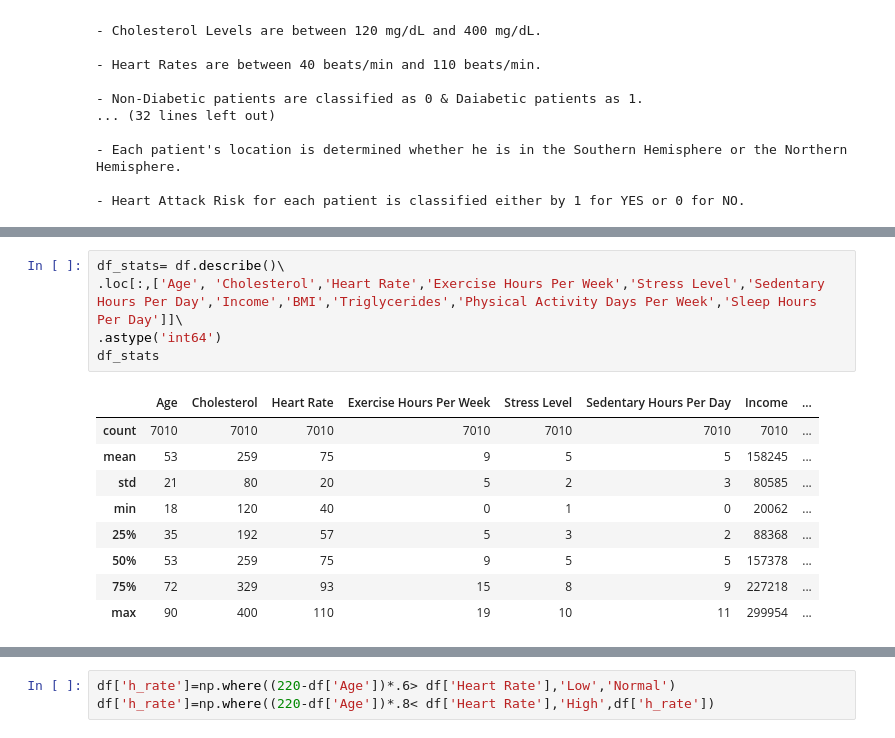
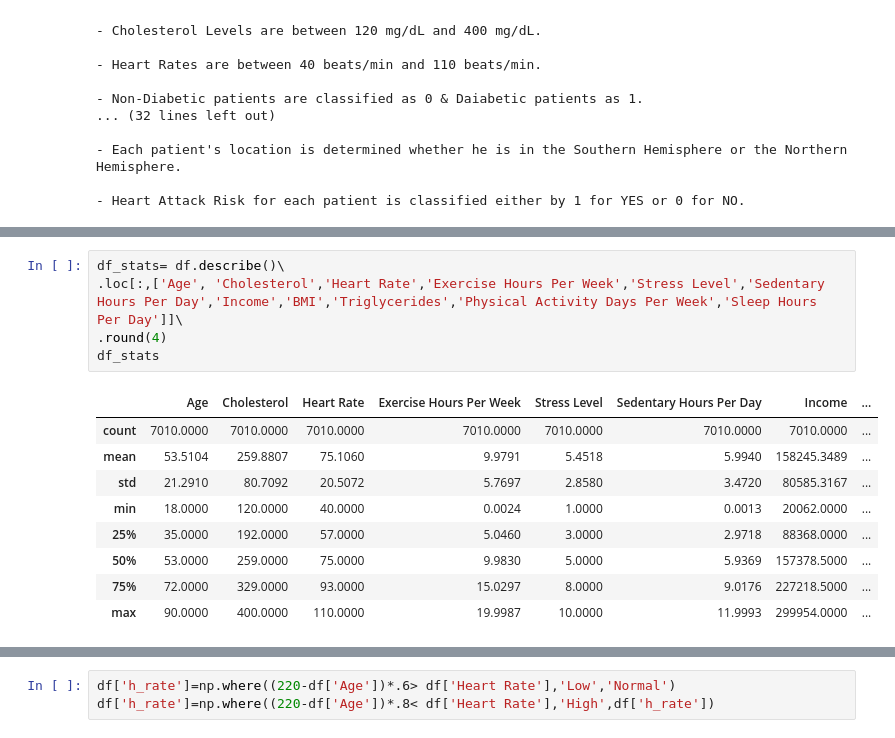
Before and after one commit to hend-a-ghafour/Heart_Attack_Risk_Analysis, a Jupyter notebook: Heart_Attack_Risk_Analysis.ipynb, the cells around one changed output, grey strips where cells are left out. Saved outputs shown, nothing was run; the diff lists cells and outputs as text.

```diff
--- a/Heart_Attack_Risk_Analysis.ipynb
+++ b/Heart_Attack_Risk_Analysis.ipynb
@@ -205,15 +205,15 @@ df.describe()
 # %%
 df_stats= df.describe()\
 .loc[:,['Age', 'Cholesterol','Heart Rate','Exercise Hours Per Week','Stress Level','Sedentary Hours Per Day','Income','BMI','Triglycerides','Physical Activity Days Per Week','Sleep Hours Per Day']]\
-.astype('int64')
+.round(4)
 df_stats
 # %% [output]
 |  | Age | Cholesterol | Heart Rate | Exercise Hours Per Week | Stress Level | Sedentary Hours Per Day | Income | ... |
-| count | 7010 | 7010 | 7010 | 7010 | 7010 | 7010 | 7010 | ... |
-| mean | 53 | 259 | 75 | 9 | 5 | 5 | 158245 | ... |
-| std | 21 | 80 | 20 | 5 | 2 | 3 | 80585 | ... |
-| min | 18 | 120 | 40 | 0 | 1 | 0 | 20062 | ... |
-| 25% | 35 | 192 | 57 | 5 | 3 | 2 | 88368 | ... |
-| 50% | 53 | 259 | 75 | 9 | 5 | 5 | 157378 | ... |
-| 75% | 72 | 329 | 93 | 15 | 8 | 9 | 227218 | ... |
-| max | 90 | 400 | 110 | 19 | 10 | 11 | 299954 | ... |
+| count | 7010.0000 | 7010.0000 | 7010.0000 | 7010.0000 | 7010.0000 | 7010.0000 | 7010.0000 | ... |
+| mean | 53.5104 | 259.8807 | 75.1060 | 9.9791 | 5.4518 | 5.9940 | 158245.3489 | ... |
+| std | 21.2910 | 80.7092 | 20.5072 | 5.7697 | 2.8580 | 3.4720 | 80585.3167 | ... |
+| min | 18.0000 | 120.0000 | 40.0000 | 0.0024 | 1.0000 | 0.0013 | 20062.0000 | ... |
+| 25% | 35.0000 | 192.0000 | 57.0000 | 5.0460 | 3.0000 | 2.9718 | 88368.0000 | ... |
+| 50% | 53.0000 | 259.0000 | 75.0000 | 9.9830 | 5.0000 | 5.9369 | 157378.5000 | ... |
+| 75% | 72.0000 | 329.0000 | 93.0000 | 15.0297 | 8.0000 | 9.0176 | 227218.5000 | ... |
+| max | 90.0000 | 400.0000 | 110.0000 | 19.9987 | 10.0000 | 11.9993 | 299954.0000 | ... |
```
Also changed, not shown: parts of 3 cells of this notebook.
